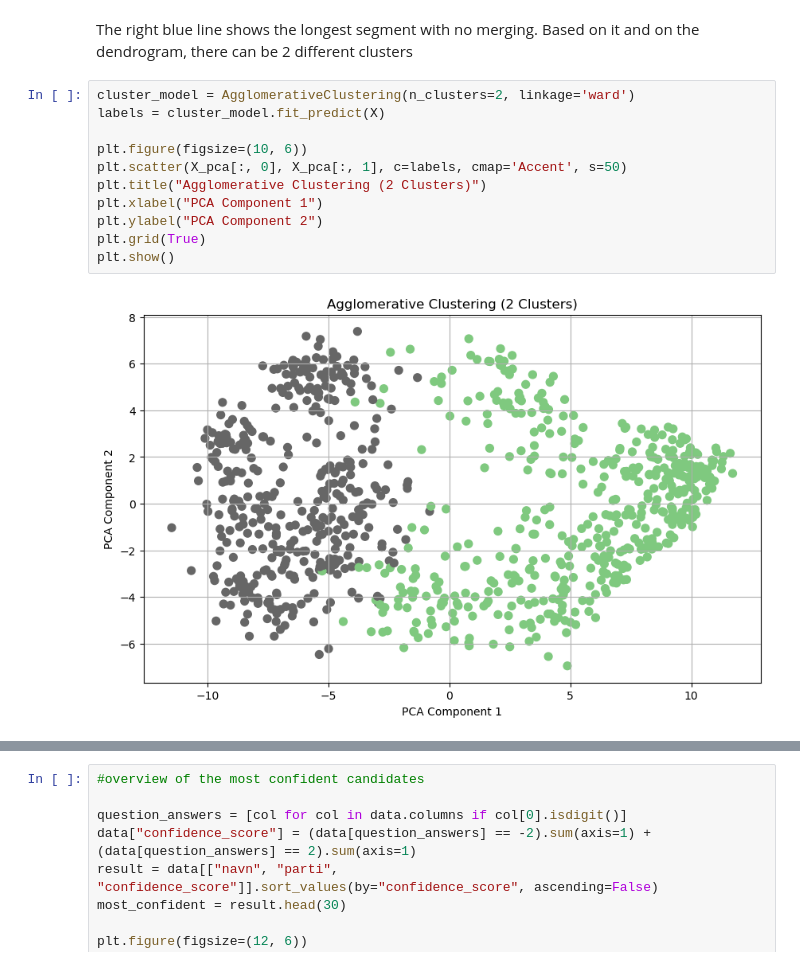
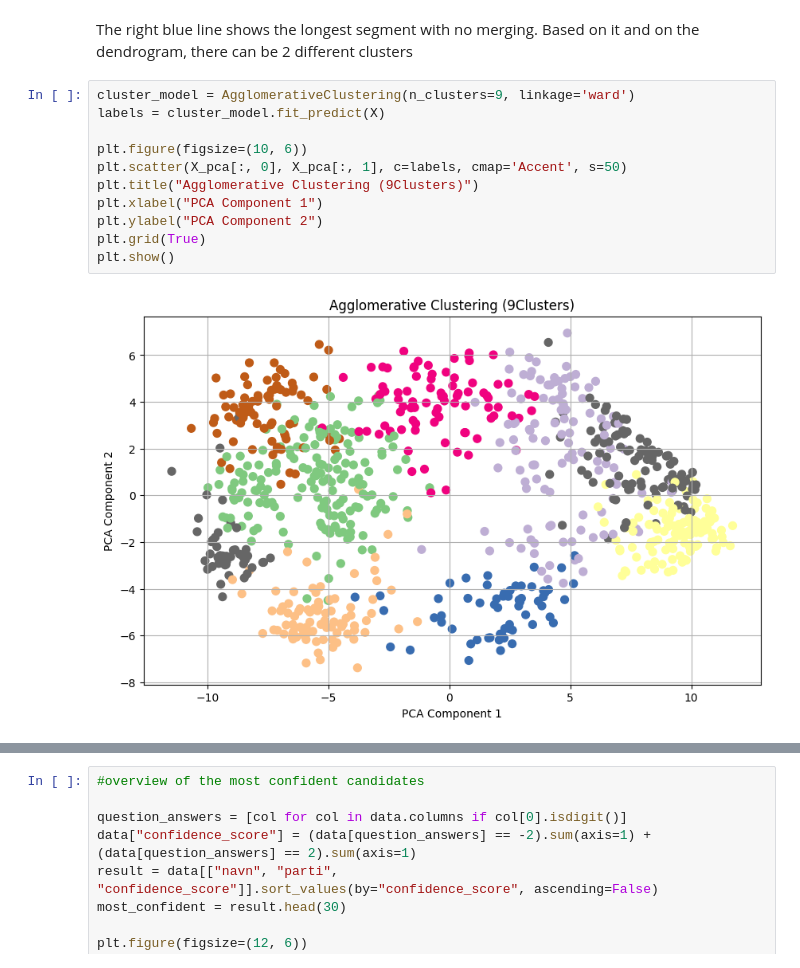
Before and after one commit to dimitur2204/MAL1, a Jupyter notebook: assignment_6/assignment_6.ipynb, the cells around one changed output, grey strips where cells are left out. Saved outputs shown, nothing was run; the diff lists cells and outputs as text.

```diff
--- a/assignment_6/assignment_6.ipynb
+++ b/assignment_6/assignment_6.ipynb
@@ -181,15 +170,15 @@ plt.show()
 # %% [markdown]
 The right blue line shows the longest segment with no merging. Based on it and on the dendrogram, there can be 2 different clusters
 # %%
-cluster_model = AgglomerativeClustering(n_clusters=2, linkage='ward')
+cluster_model = AgglomerativeClustering(n_clusters=9, linkage='ward')
 labels = cluster_model.fit_predict(X)
 
 plt.figure(figsize=(10, 6))
 plt.scatter(X_pca[:, 0], X_pca[:, 1], c=labels, cmap='Accent', s=50)
-plt.title("Agglomerative Clustering (2 Clusters)")
+plt.title("Agglomerative Clustering (9Clusters)")
 plt.xlabel("PCA Component 1")
 plt.ylabel("PCA Component 2")
 plt.grid(True)
 plt.show()
 # %% [output]
-[figure, old version]
+[figure, new version]
```
Also changed, not shown: parts of 10 cells of this notebook, 10 other files.
